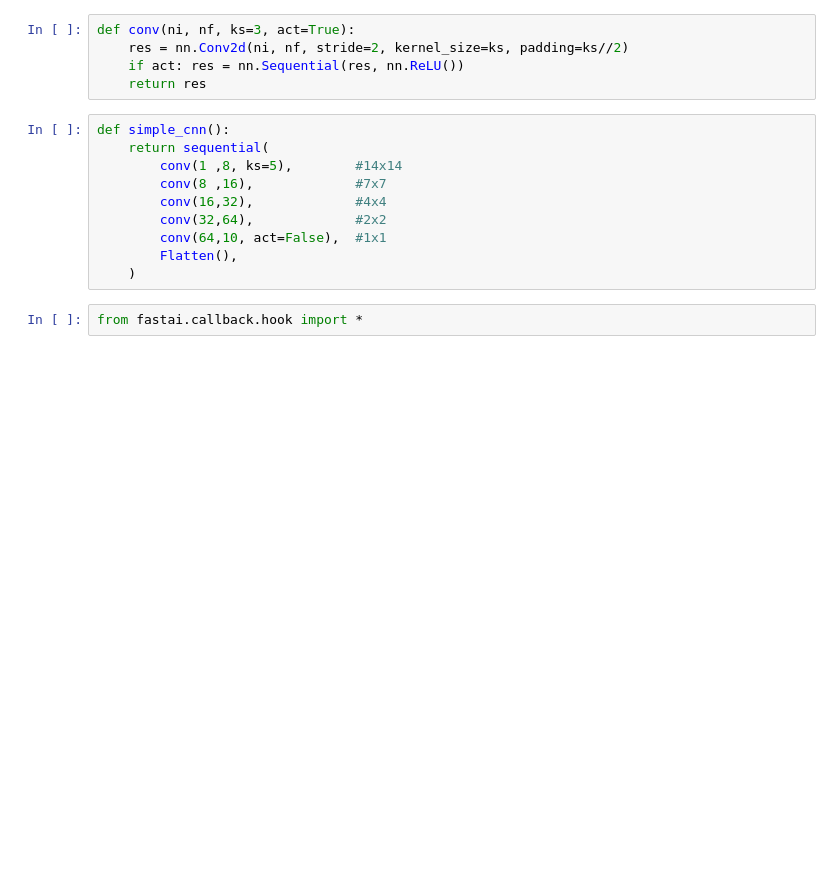
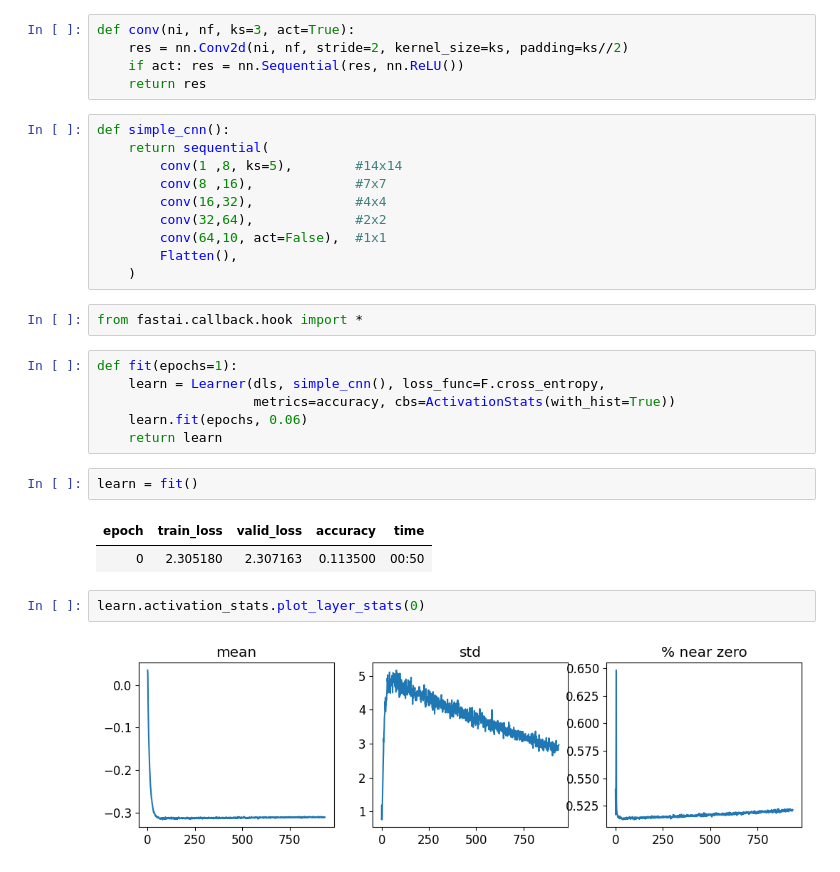
Before and after one commit to flyinacres/fastai-coursework, a Jupyter notebook: fast-13.ipynb, the cells around one changed output. Saved outputs shown, nothing was run; the diff lists cells and outputs as text; blank space fills up the shorter version.

```diff
--- a/fast-13.ipynb
+++ b/fast-13.ipynb
@@ -316,3 +316,18 @@ def simple_cnn():
     )
 # %%
 from fastai.callback.hook import *
+# %%
+def fit(epochs=1):
+    learn = Learner(dls, simple_cnn(), loss_func=F.cross_entropy,
+                    metrics=accuracy, cbs=ActivationStats(with_hist=True))
+    learn.fit(epochs, 0.06)
+    return learn
+# %%
+learn = fit()
+# %% [output]
+| epoch | train_loss | valid_loss | accuracy | time |
+| 0 | 2.305180 | 2.307163 | 0.113500 | 00:50 |
+# %%
+learn.activation_stats.plot_layer_stats(0)
+# %% [output]
+[figure, added]
```
Also changed, not shown: parts of 13 cells of this notebook.
